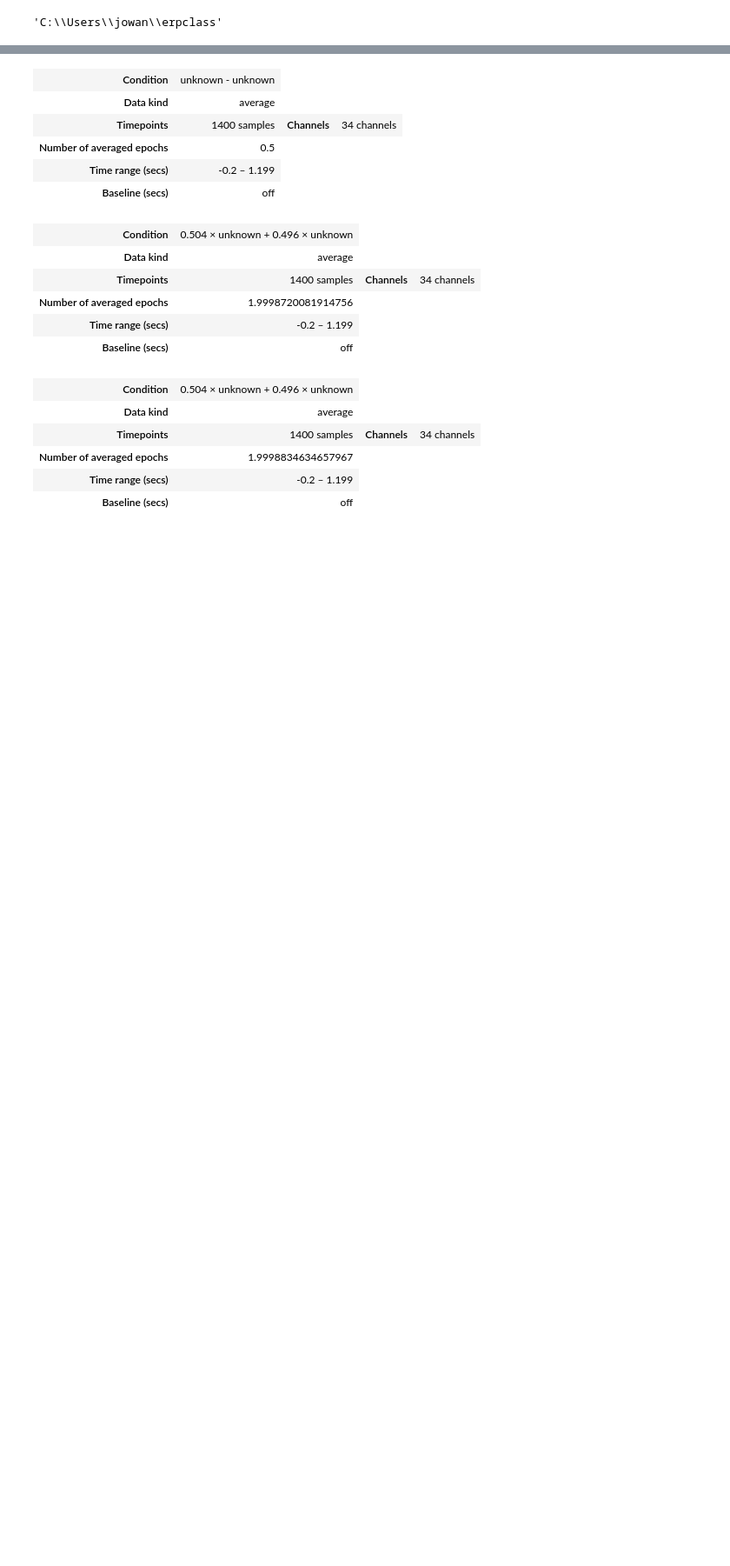
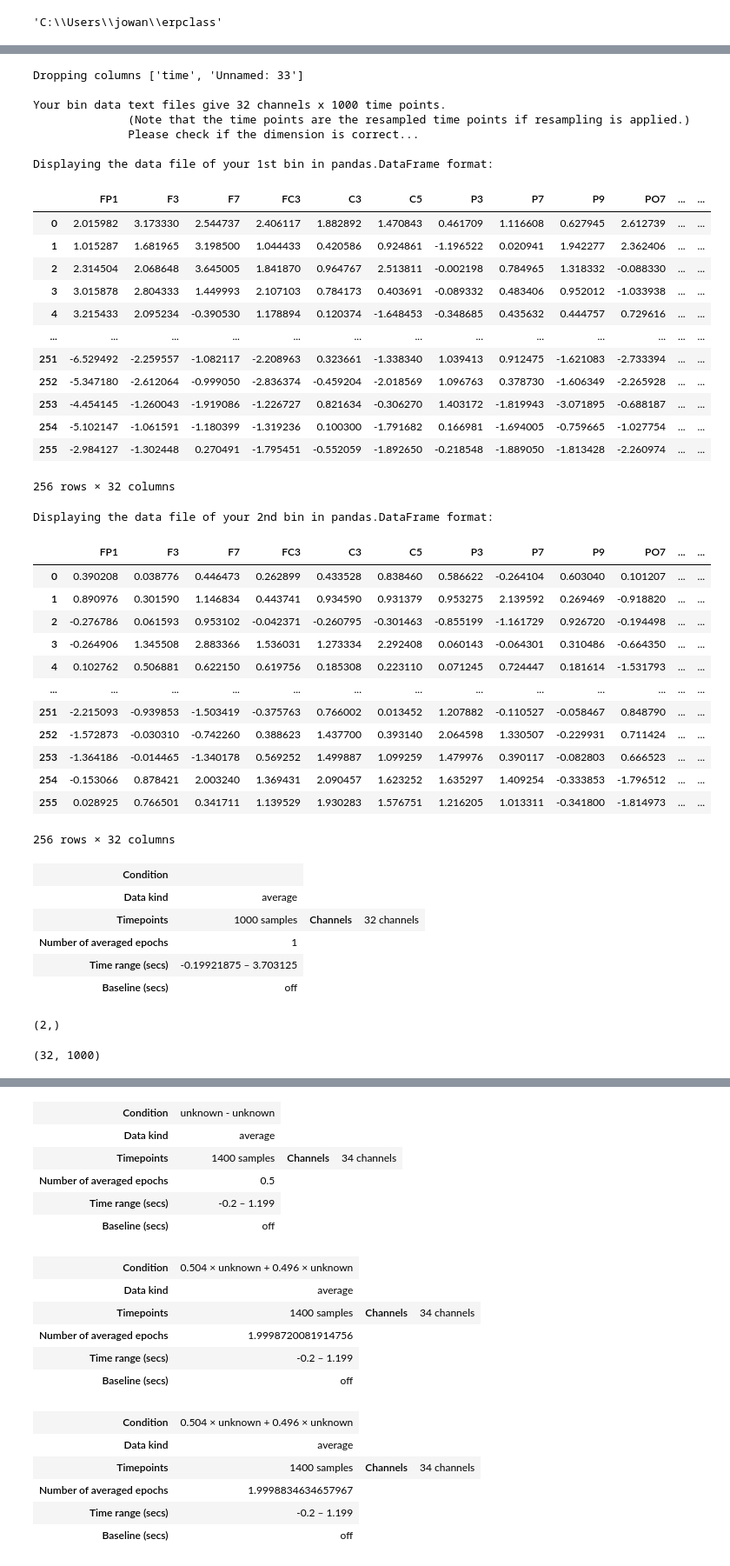
Before and after one commit to amandalin047/ERP_2023Fall, a Jupyter notebook: diff_waves/data_visualization_v3.ipynb, the cells around one changed output, grey strips where cells are left out. Shown at 87% size. Saved outputs shown, nothing was run; the diff lists cells and outputs as text; code cells hidden in the pictures; blank space fills up the shorter version.

```diff
--- a/diff_waves/data_visualization_v3.ipynb
+++ b/diff_waves/data_visualization_v3.ipynb
@@ -278,3 +228,52 @@ Displaying the data file of your last (18th) bin in pandas.DataFrame format:
+# %%
+evoked_wrapper = evoked_wrapper_from_data(bins, 'avg_erp_bins', files, -0.2, info,
+                              col_to_drop=['time','Unnamed: 33'], sep='	', resample=True, disp=(1,2))
+
+display(evoked_wrapper.evokeds[0])
+display(evoked_wrapper.data.shape, evoked_wrapper.data[0].shape)
+# %% [output]
+Dropping columns ['time', 'Unnamed: 33']
+
+Your bin data text files give 32 channels x 1000 time points.
+              (Note that the time points are the resampled time points if resampling is applied.)
+              Please check if the dimension is correct...
+
+Displaying the data file of your 1st bin in pandas.DataFrame format:
+|  | FP1 | F3 | F7 | FC3 | C3 | C5 | P3 | P7 | P9 | PO7 | ... | ... |
+| 0 | 2.015982 | 3.173330 | 2.544737 | 2.406117 | 1.882892 | 1.470843 | 0.461709 | 1.116608 | 0.627945 | 2.612739 | ... | ... |
+| 1 | 1.015287 | 1.681965 | 3.198500 | 1.044433 | 0.420586 | 0.924861 | -1.196522 | 0.020941 | 1.942277 | 2.362406 | ... | ... |
+| 2 | 2.314504 | 2.068648 | 3.645005 | 1.841870 | 0.964767 | 2.513811 | -0.002198 | 0.784965 | 1.318332 | -0.088330 | ... | ... |
+| 3 | 3.015878 | 2.804333 | 1.449993 | 2.107103 | 0.784173 | 0.403691 | -0.089332 | 0.483406 | 0.952012 | -1.033938 | ... | ... |
+| 4 | 3.215433 | 2.095234 | -0.390530 | 1.178894 | 0.120374 | -1.648453 | -0.348685 | 0.435632 | 0.444757 | 0.729616 | ... | ... |
+| ... | ... | ... | ... | ... | ... | ... | ... | ... | ... | ... | ... | ... |
+| 251 | -6.529492 | -2.259557 | -1.082117 | -2.208963 | 0.323661 | -1.338340 | 1.039413 | 0.912475 | -1.621083 | -2.733394 | ... | ... |
+| 252 | -5.347180 | -2.612064 | -0.999050 | -2.836374 | -0.459204 | -2.018569 | 1.096763 | 0.378730 | -1.606349 | -2.265928 | ... | ... |
+| 253 | -4.454145 | -1.260043 | -1.919086 | -1.226727 | 0.821634 | -0.306270 | 1.403172 | -1.819943 | -3.071895 | -0.688187 | ... | ... |
+| 254 | -5.102147 | -1.061591 | -1.180399 | -1.319236 | 0.100300 | -1.791682 | 0.166981 | -1.694005 | -0.759665 | -1.027754 | ... | ... |
+| 255 | -2.984127 | -1.302448 | 0.270491 | -1.795451 | -0.552059 | -1.892650 | -0.218548 | -1.889050 | -1.813428 | -2.260974 | ... | ... |
+256 rows × 32 columns
+Displaying the data file of your 2nd bin in pandas.DataFrame format:
+|  | FP1 | F3 | F7 | FC3 | C3 | C5 | P3 | P7 | P9 | PO7 | ... | ... |
+| 0 | 0.390208 | 0.038776 | 0.446473 | 0.262899 | 0.433528 | 0.838460 | 0.586622 | -0.264104 | 0.603040 | 0.101207 | ... | ... |
+| 1 | 0.890976 | 0.301590 | 1.146834 | 0.443741 | 0.934590 | 0.931379 | 0.953275 | 2.139592 | 0.269469 | -0.918820 | ... | ... |
+| 2 | -0.276786 | 0.061593 | 0.953102 | -0.042371 | -0.260795 | -0.301463 | -0.855199 | -1.161729 | 0.926720 | -0.194498 | ... | ... |
+| 3 | -0.264906 | 1.345508 | 2.883366 | 1.536031 | 1.273334 | 2.292408 | 0.060143 | -0.064301 | 0.310486 | -0.664350 | ... | ... |
+| 4 | 0.102762 | 0.506881 | 0.622150 | 0.619756 | 0.185308 | 0.223110 | 0.071245 | 0.724447 | 0.181614 | -1.531793 | ... | ... |
+| ... | ... | ... | ... | ... | ... | ... | ... | ... | ... | ... | ... | ... |
+| 251 | -2.215093 | -0.939853 | -1.503419 | -0.375763 | 0.766002 | 0.013452 | 1.207882 | -0.110527 | -0.058467 | 0.848790 | ... | ... |
+| 252 | -1.572873 | -0.030310 | -0.742260 | 0.388623 | 1.437700 | 0.393140 | 2.064598 | 1.330507 | -0.229931 | 0.711424 | ... | ... |
+| 253 | -1.364186 | -0.014465 | -1.340178 | 0.569252 | 1.499887 | 1.099259 | 1.479976 | 0.390117 | -0.082803 | 0.666523 | ... | ... |
+| 254 | -0.153066 | 0.878421 | 2.003240 | 1.369431 | 2.090457 | 1.623252 | 1.635297 | 1.409254 | -0.333853 | -1.796512 | ... | ... |
+| 255 | 0.028925 | 0.766501 | 0.341711 | 1.139529 | 1.930283 | 1.576751 | 1.216205 | 1.013311 | -0.341800 | -1.814973 | ... | ... |
+256 rows × 32 columns
+| Condition |  |
+| Data kind | average |
+| Timepoints | 1000 samples | Channels | 32 channels |
+| Number of averaged epochs | 1 |
+| Time range (secs) | -0.19921875 – 3.703125 |
+| Baseline (secs) | off |
+(2,)
+(32, 1000)
 # %%
 print(evoked_wrapper.tmin, evoked_wrapper.tmax)
 display(evoked_wrapper.bins)
```
Also changed, not shown: parts of 10 cells of this notebook.
